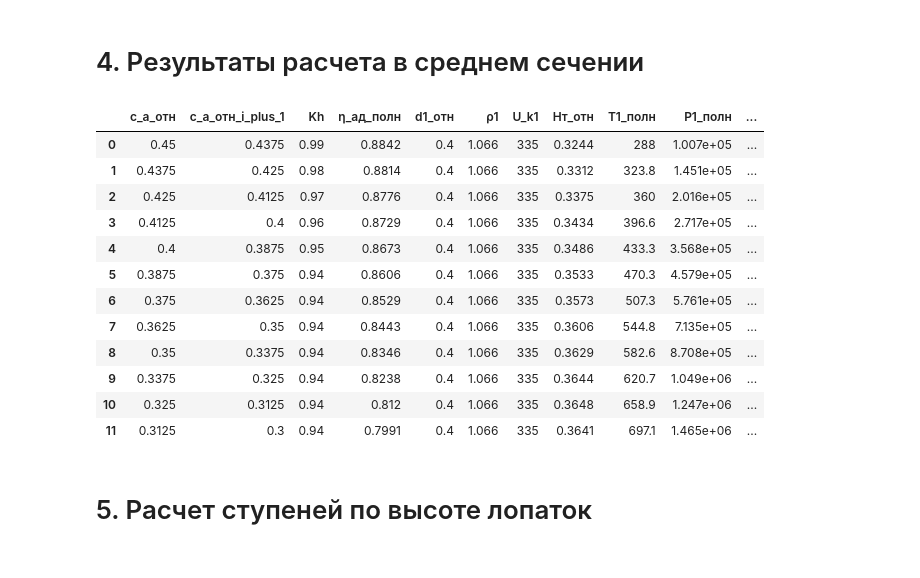
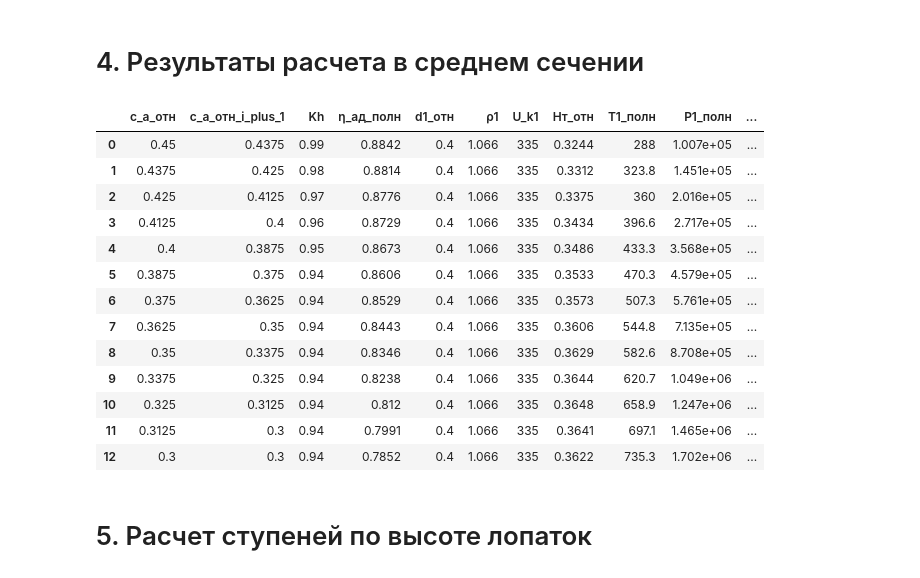
Before and after one commit to mikiway902/Compressor_Kurs, a Jupyter notebook: main.ipynb, the cells around one changed output. Drawn from its saved outputs; the diff is of its cells as text; code cells hidden in the pictures.

```diff
--- a/main.ipynb
+++ b/main.ipynb
@@ -905,11 +953,12 @@ for name in list_names:
 # ──────────────────────────────────────────────────────
 # 3️⃣ Выравниваем длину всех списков (чтобы DataFrame не ругался)
 # ──────────────────────────────────────────────────────
+"""
 max_len = max(len(col) for col in data.values())
 for key, col in data.items():
     if len(col) < max_len:
         data[key] = col + [np.nan]*(max_len - len(col))
-
+"""
 # ──────────────────────────────────────────────────────
 # 4️⃣ Создаём DataFrame
 # ──────────────────────────────────────────────────────
@@ -919,33 +968,34 @@ df = pd.DataFrame(data)
 # 5️⃣ Настраиваем вывод (по желанию)
 # ──────────────────────────────────────────────────────
 pd.set_option('display.max_columns', None)   # показывать все столбцы
 pd.set_option('display.max_rows',    200)   # ограничить количество строк (чтобы не «зависать»)
 pd.set_option('display.float_format', lambda x: f'{x: .4g}')
 
 # ──────────────────────────────────────────────────────
 # 6️⃣ Выводим таблицу в ячейке ноутбука
 # ──────────────────────────────────────────────────────
 display(df)            # либо просто написать `df` в отдельной ячейке
 
 # ──────────────────────────────────────────────────────
 # 7️⃣ (Опционально) сохраняем в файл
 # ──────────────────────────────────────────────────────
 df.to_excel('расчет_ступеней.xlsx', index=False)
 # df.to_csv('расчет_ступеней.csv', index=False)
 # %% [output]
 |  | c_a_отн | c_a_отн_i_plus_1 | Kh | η_ад_полн | d1_отн | ρ1 | U_k1 | Hт_отн | T1_полн | P1_полн | ... |
 | 0 | 0.45 | 0.4375 | 0.99 | 0.8842 | 0.4 | 1.066 | 335 | 0.3244 | 288 | 1.007e+05 | ... |
 | 1 | 0.4375 | 0.425 | 0.98 | 0.8814 | 0.4 | 1.066 | 335 | 0.3312 | 323.8 | 1.451e+05 | ... |
 | 2 | 0.425 | 0.4125 | 0.97 | 0.8776 | 0.4 | 1.066 | 335 | 0.3375 | 360 | 2.016e+05 | ... |
 | 3 | 0.4125 | 0.4 | 0.96 | 0.8729 | 0.4 | 1.066 | 335 | 0.3434 | 396.6 | 2.717e+05 | ... |
 | 4 | 0.4 | 0.3875 | 0.95 | 0.8673 | 0.4 | 1.066 | 335 | 0.3486 | 433.3 | 3.568e+05 | ... |
 | 5 | 0.3875 | 0.375 | 0.94 | 0.8606 | 0.4 | 1.066 | 335 | 0.3533 | 470.3 | 4.579e+05 | ... |
 | 6 | 0.375 | 0.3625 | 0.94 | 0.8529 | 0.4 | 1.066 | 335 | 0.3573 | 507.3 | 5.761e+05 | ... |
 | 7 | 0.3625 | 0.35 | 0.94 | 0.8443 | 0.4 | 1.066 | 335 | 0.3606 | 544.8 | 7.135e+05 | ... |
 | 8 | 0.35 | 0.3375 | 0.94 | 0.8346 | 0.4 | 1.066 | 335 | 0.3629 | 582.6 | 8.708e+05 | ... |
 | 9 | 0.3375 | 0.325 | 0.94 | 0.8238 | 0.4 | 1.066 | 335 | 0.3644 | 620.7 | 1.049e+06 | ... |
 | 10 | 0.325 | 0.3125 | 0.94 | 0.812 | 0.4 | 1.066 | 335 | 0.3648 | 658.9 | 1.247e+06 | ... |
 | 11 | 0.3125 | 0.3 | 0.94 | 0.7991 | 0.4 | 1.066 | 335 | 0.3641 | 697.1 | 1.465e+06 | ... |
+| 12 | 0.3 | 0.3 | 0.94 | 0.7852 | 0.4 | 1.066 | 335 | 0.3622 | 735.3 | 1.702e+06 | ... |
 # %%
 
 # Перевод списков со всеми данными в массив numpy
```
Also changed, not shown: parts of 7 cells of this notebook, 5 other files.
